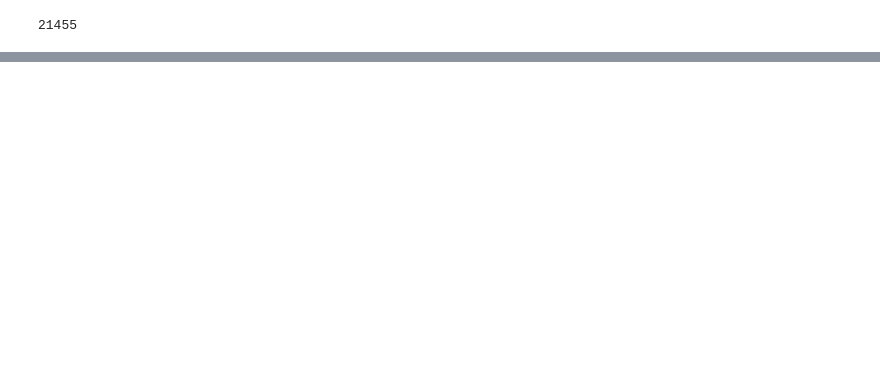
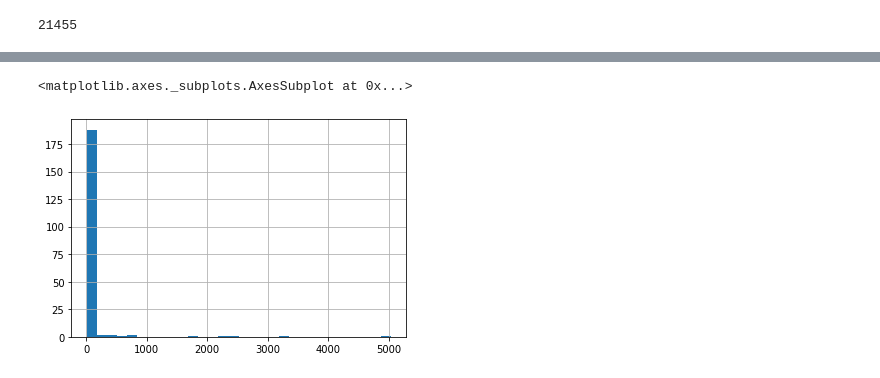
Before and after one commit to tejinder1988/PyProject, a Jupyter notebook: UFO_Analysis.ipynb, the cells around one changed output, grey strips where cells are left out. Drawn from its saved outputs; the diff is of its cells as text; code cells hidden in the pictures; blank space fills up the shorter version.

```diff
--- a/UFO_Analysis.ipynb
+++ b/UFO_Analysis.ipynb
@@ -112,0 +104,5 @@ df.head()
+# %%
+df["duration (seconds)"].groupby(df["duration (seconds)"]).count().hist(bins=30)
+# %% [output]
+<matplotlib.axes._subplots.AxesSubplot at 0x...>
+[figure, added]
```
Also changed, not shown: parts of 9 cells of this notebook.
